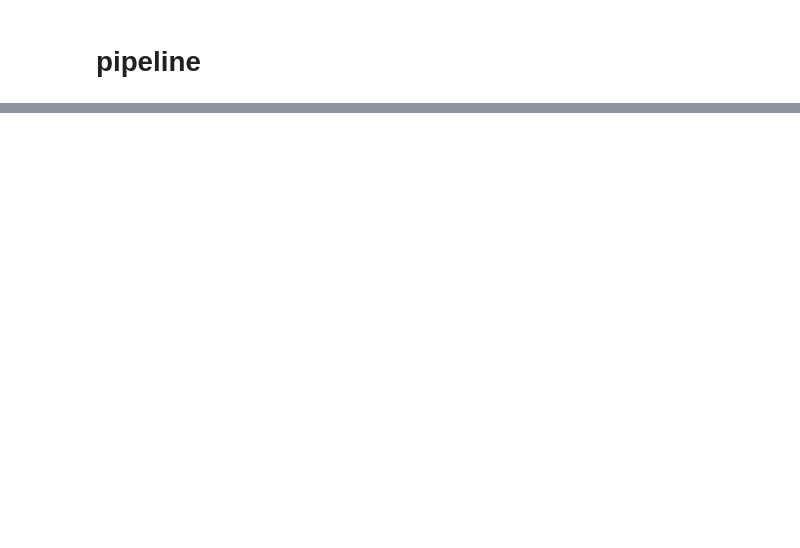
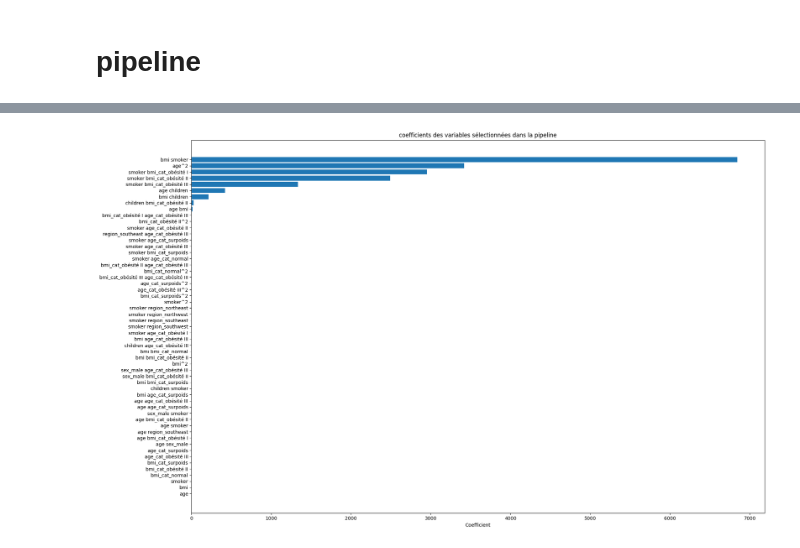
Before and after one commit to Malek-Boumedine/brief_ML_assurances, a Jupyter notebook: 2-modele_malek.ipynb, the cells around one changed output, grey strips where cells are left out. Drawn from its saved outputs; the diff is of its cells as text; code cells hidden in the pictures; blank space fills up the shorter version.

```diff
--- a/2-modele_malek.ipynb
+++ b/2-modele_malek.ipynb
@@ -519,0 +696,28 @@ metriques(model=final_pipeline, X_test=X_test, y_test=y_test)
+# %%
+# récupérer masque des features sélectionnées
+feature_mask = final_pipeline.named_steps["feature_selection"].get_support()
+# feature_mask
+# %%
+# récupérer les noms des features sélectionnées
+selected_features = poly_features[feature_mask]
+# selected_features
+# %%
+# récupérer les coefficients
+coefficients = final_pipeline.named_steps["regressor"].coef_
+# coefficients
+# %%
+# df avec les features et leurs coefficients
+pipeline_coef_df = pd.DataFrame({
+    "feature": selected_features,
+    "coefficient": coefficients
+}).sort_values("coefficient", key=abs, ascending=True)  # trier selon la valeur absolue
+# pipeline_coef_df
+# %%
+plt.figure(figsize=(20, 12))
+plt.barh(pipeline_coef_df['feature'], pipeline_coef_df['coefficient'])
+plt.title('coefficients des variables sélectionnées dans la pipeline')
+plt.xlabel('Coefficient')
+plt.tight_layout()
+plt.show()
+# %% [output]
+[figure, added]
```
Also changed, not shown: parts of 60 cells of this notebook, 7 other files.
